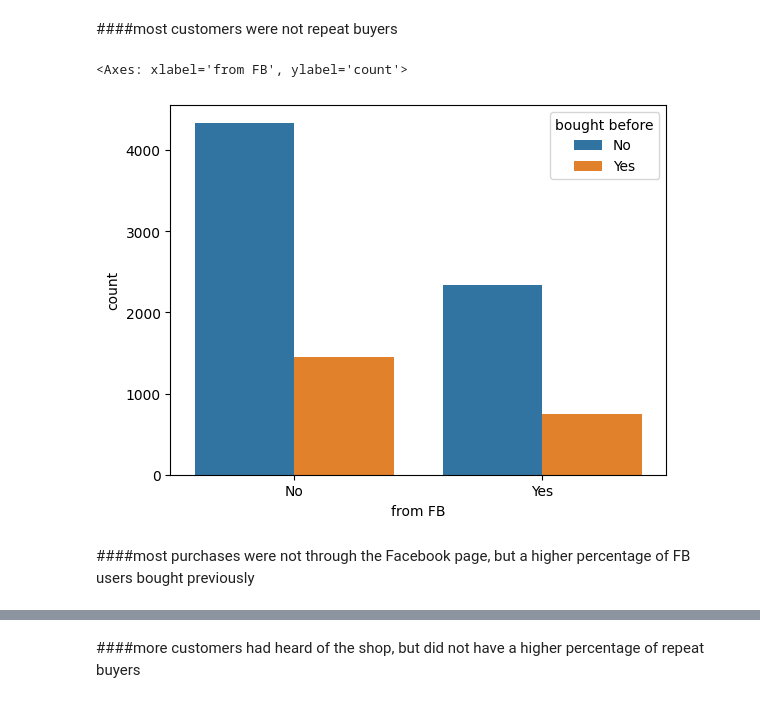
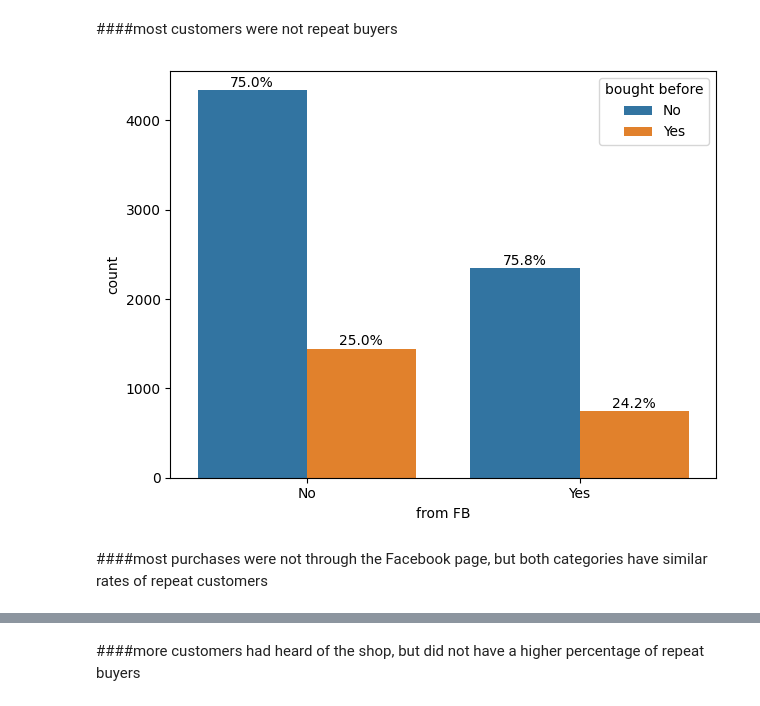
Before and after one commit to adebayopeter/SDS-CP026-retail-pulse, a Jupyter notebook: submissions/team/greg-gibson/notebooks/greg-CP026-retail-pulse-1-EDA.ipynb, the cells around one changed output, grey strips where cells are left out. Saved outputs shown, nothing was run; the diff lists cells and outputs as text; code cells hidden in the pictures.

Commit message:
added EDA summary, additional graphs, graph formatting

```diff
--- a/submissions/team/greg-gibson/notebooks/greg-CP026-retail-pulse-1-EDA.ipynb
+++ b/submissions/team/greg-gibson/notebooks/greg-CP026-retail-pulse-1-EDA.ipynb
@@ -244,10 +251,41 @@ plt.show()
 [figure]
 # %% [markdown]
 ####most customers were not repeat buyers
-# %%
-sns.countplot(data, x='from FB', hue='bought before')
-# %% [output]
-<Axes: xlabel='from FB', ylabel='count'>
-[figure, removed]
+# %%
+# Create the countplot
+ax = sns.countplot(data=data, x='from FB', hue='bought before')
+
+# Calculate total counts per 'from FB' group
+group_totals = data.groupby('from FB').size()
+
+# Add percentage labels
+for p in ax.patches:
+    group = p.get_x() + p.get_width() / 2  # center of bar
+    height = p.get_height()
+    if height == 0:
+        continue  # Skip bars with zero count
+
+    # Extract the x-tick label (group name) for this bar
+    group_label = p.get_x() + p.get_width() / 2
+    # Get corresponding group name from the tick positions
+    group_index = round(p.get_x() + p.get_width() / 2)
+    group_name = ax.get_xticklabels()[group_index].get_text()
+
+    # Calculate group-specific percentage
+    group_total = group_totals[group_name]
+    percent = 100 * height / group_total
+
+    # Add label
+    ax.text(
+        p.get_x() + p.get_width() / 2,  # x position
+        height + 0.5,                   # y position
+        f'{percent:.1f}%',              # label text
+        ha='center', va='bottom'
+    )
+
+plt.tight_layout()
+plt.show()
+# %% [output]
+[figure, added]
 # %% [markdown]
-####most purchases were not through the Facebook page, but a higher percentage of FB users bought previously
+####most purchases were not through the Facebook page, but both categories have similar rates of repeat customers
```
Also changed, not shown: parts of 13 cells of this notebook.
